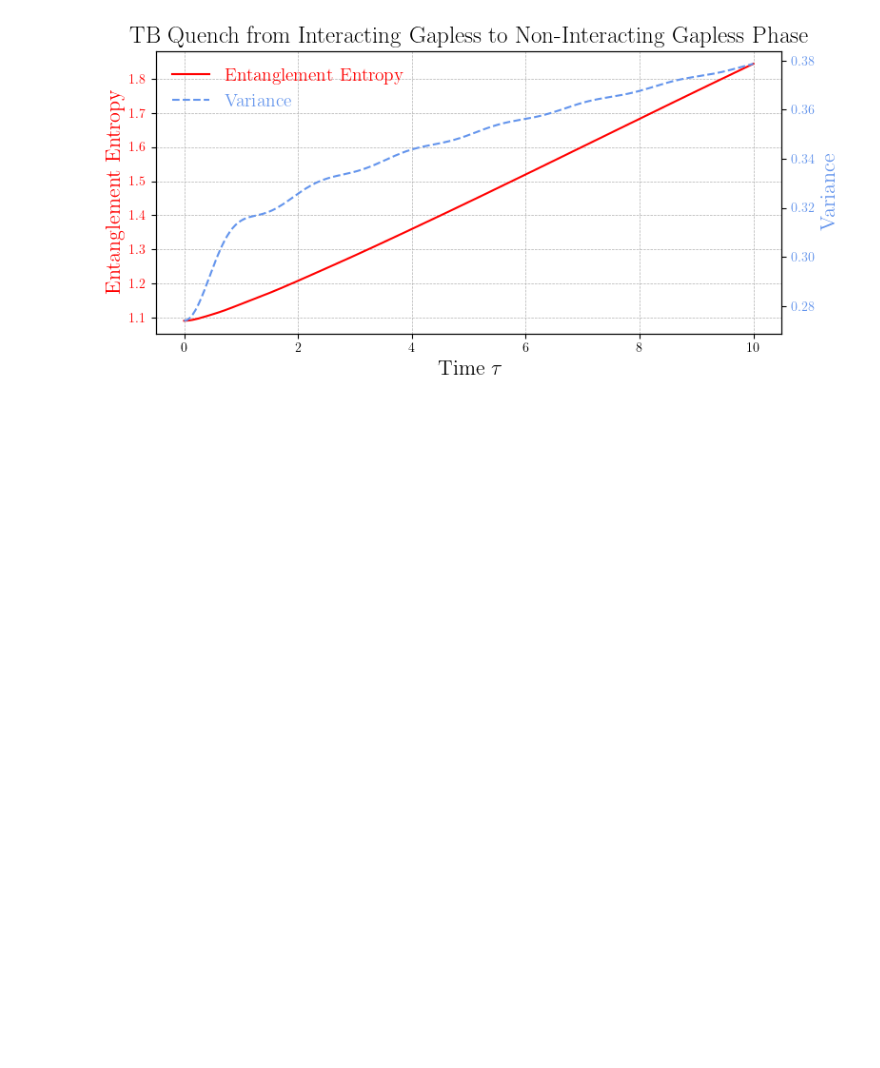
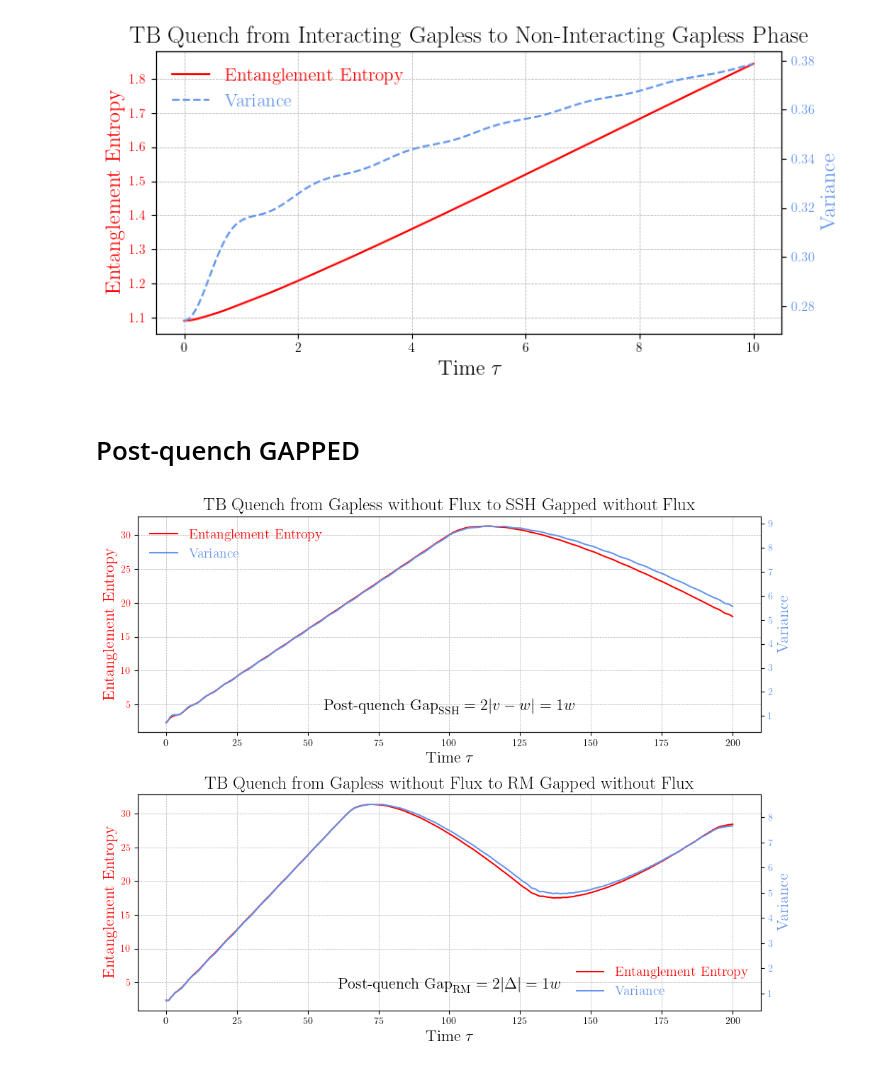
Before and after one commit to artalink7/SSH-Analysis, a Jupyter notebook: plot/plots_paper.ipynb, the cells around one changed output. Cells and saved outputs as stored; diff of their text form; code cells hidden in the pictures; blank space fills up the shorter version.

```diff
--- a/plot/plots_paper.ipynb
+++ b/plot/plots_paper.ipynb
@@ -209,3 +264,5 @@ def plot_TB_quench_interacting_gapless_to_non_interacting_gapless():
 plot_TB_quench_interacting_gapless_to_non_interacting_gapless()
 # %% [output]
 [figure]
+# %% [markdown]
+# Post-quench GAPPED
@@ -211,0 +324,4 @@ plot_TB_quench_interacting_gapless_to_non_interacting_gapless()
+# %%
+plot_TB_quench_gapless_no_flux_to_RM_and_SSH_gapped_no_flux()
+# %% [output]
+[figure, added]
```
Also changed, not shown: parts of 7 cells of this notebook, 5 other files.
